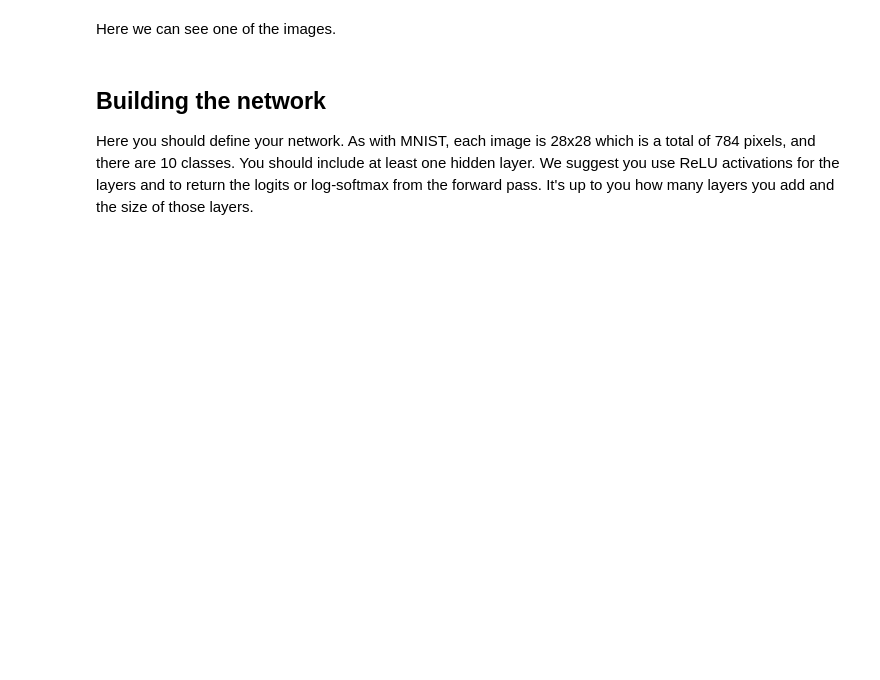
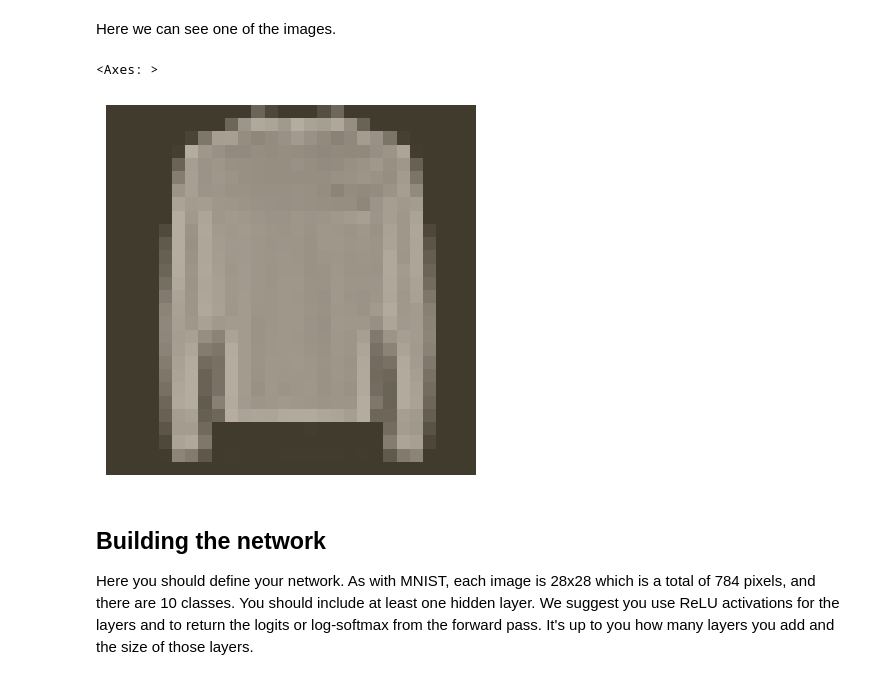
Before and after one commit to Aryan-Mi/dtu_mlops, a Jupyter notebook: s1_development_environment/exercise_files/4_Fashion_MNIST.ipynb, the cells around one changed output. Cells and saved outputs as stored; diff of their text form; code cells hidden in the pictures; blank space fills up the shorter version.

```diff
--- a/s1_development_environment/exercise_files/4_Fashion_MNIST.ipynb
+++ b/s1_development_environment/exercise_files/4_Fashion_MNIST.ipynb
@@ -26,7 +26,10 @@ testloader = torch.utils.data.DataLoader(testset, batch_size=64, shuffle=True)
 Here we can see one of the images.
 # %%
 image, label = next(iter(trainloader))
-helper.imshow(image[0, :])
+helper.imshow(image[2, :])
+# %% [output]
+<Axes: >
+[figure, added]
 # %% [markdown]
 ## Building the network
 
```
Also changed, not shown: parts of 6 cells of this notebook.
